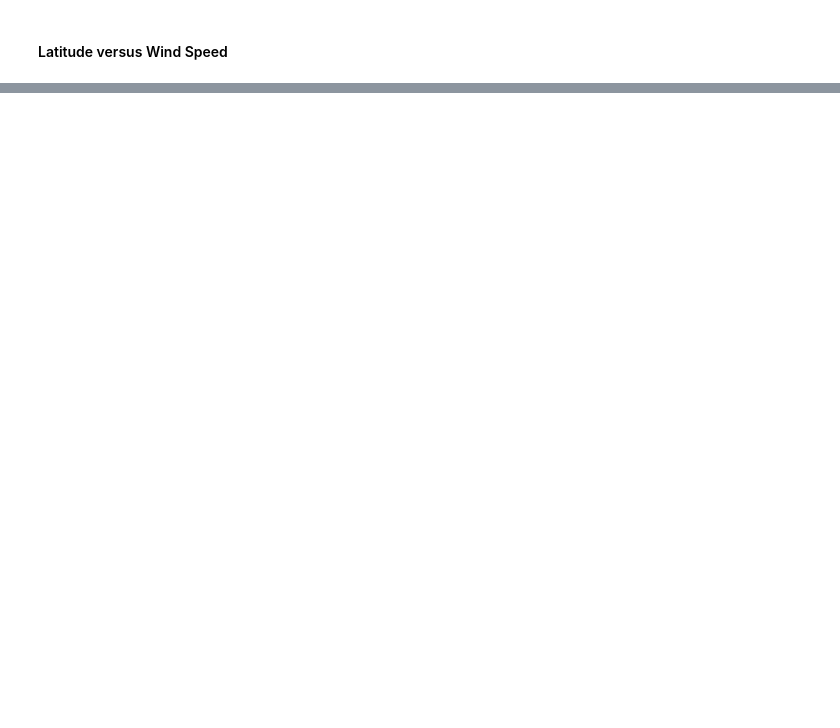
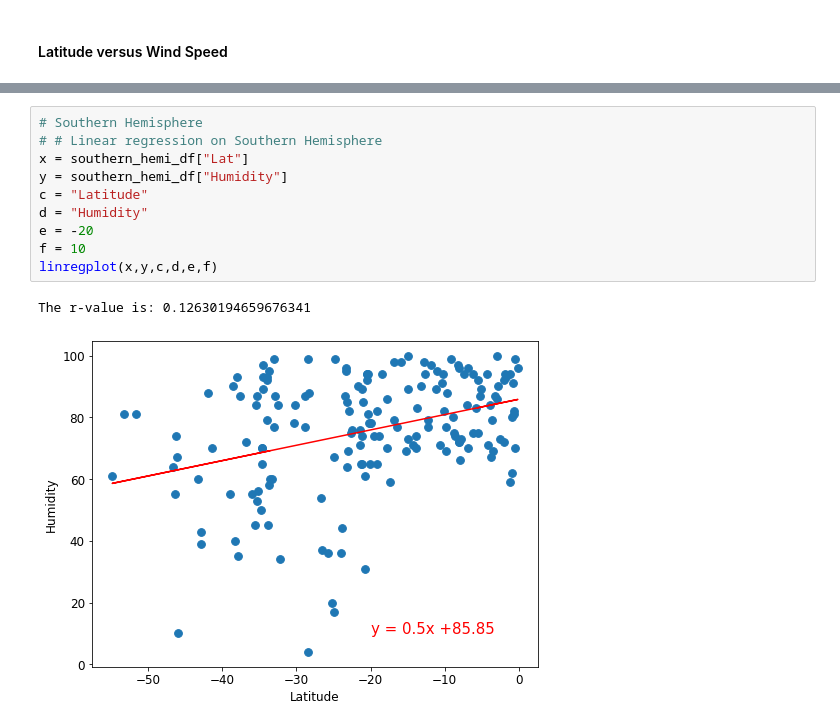
Before and after one commit to jbarkle/Python-API-Challenge, a Jupyter notebook: WeatherPy/WeatherPy.ipynb, the cells around one changed output, grey strips where cells are left out. Cells and saved outputs as stored; diff of their text form; blank space fills up the shorter version.

```diff
--- a/WeatherPy/WeatherPy.ipynb
+++ b/WeatherPy/WeatherPy.ipynb
@@ -272,0 +369,13 @@ plt.show()
+# %%
+# Southern Hemisphere
+# # Linear regression on Southern Hemisphere
+x = southern_hemi_df["Lat"]
+y = southern_hemi_df["Humidity"]
+c = "Latitude"
+d = "Humidity"
+e = -20
+f = 10
+linregplot(x,y,c,d,e,f)
+# %% [output]
+The r-value is: 0.12630194659676341
+[figure, added]
```
Also changed, not shown: parts of 29 cells of this notebook, 1 other file.
